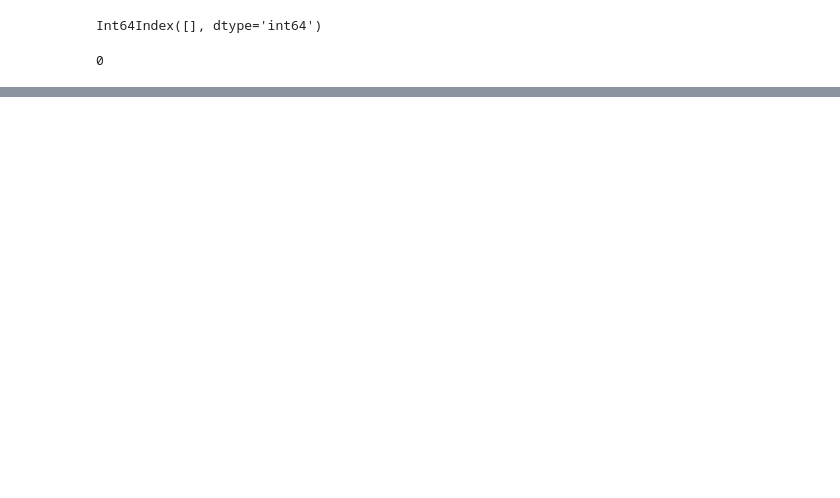
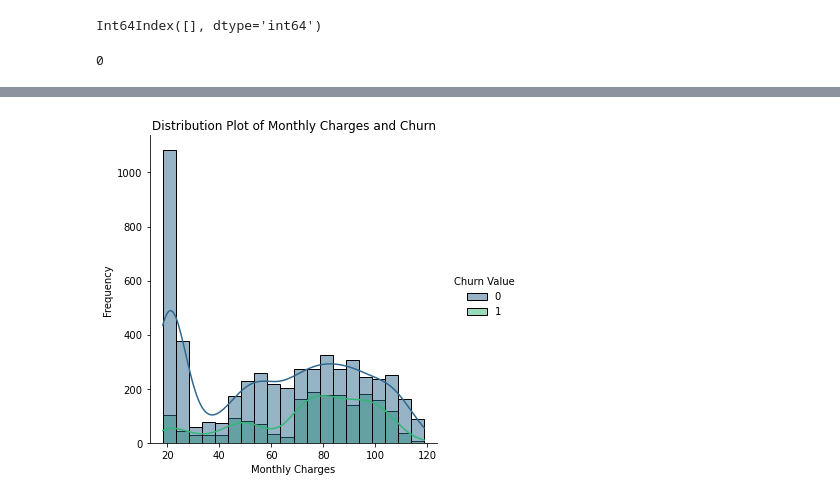
Before and after one commit to ldearlove/Digital-Futures-Swan-Project, a Jupyter notebook: Egle.ipynb, the cells around one changed output, grey strips where cells are left out. Saved outputs shown, nothing was run; the diff lists cells and outputs as text; code cells hidden in the pictures; blank space fills up the shorter version.

Commit message:
dist plots

```diff
--- a/Egle.ipynb
+++ b/Egle.ipynb
@@ -169,3 +167,12 @@ df.describe()
 | 50% | 1.0 | 93552.000000 | 36.391777 | -119.730885 | 29.000000 | 70.350000 | 1394.550000 | 0.000000 |
 | 75% | 1.0 | 95351.000000 | 38.224869 | -118.043237 | 55.000000 | 89.850000 | 3786.600000 | 1.000000 |
 | max | 1.0 | 96161.000000 | 41.962127 | -114.192901 | 72.000000 | 118.750000 | 8684.800000 | 1.000000 |
+# %%
+#Is churn related to amount of monthly charges?
+sns.displot(data=df, x='Monthly Charges', hue='Churn Value', kind='hist', kde=True, palette='viridis', bins=20)
+plt.title('Distribution Plot of Monthly Charges and Churn')
+plt.xlabel('Monthly Charges')
+plt.ylabel('Frequency')
+plt.show()
+# %% [output]
+[figure, added]
```
Also changed, not shown: parts of 21 cells of this notebook.
